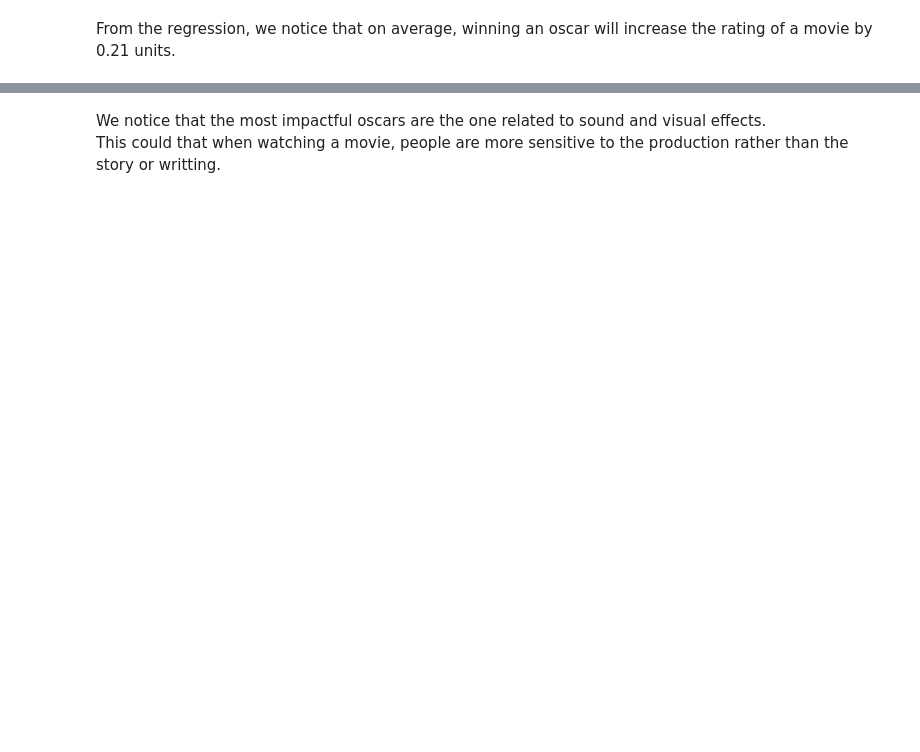
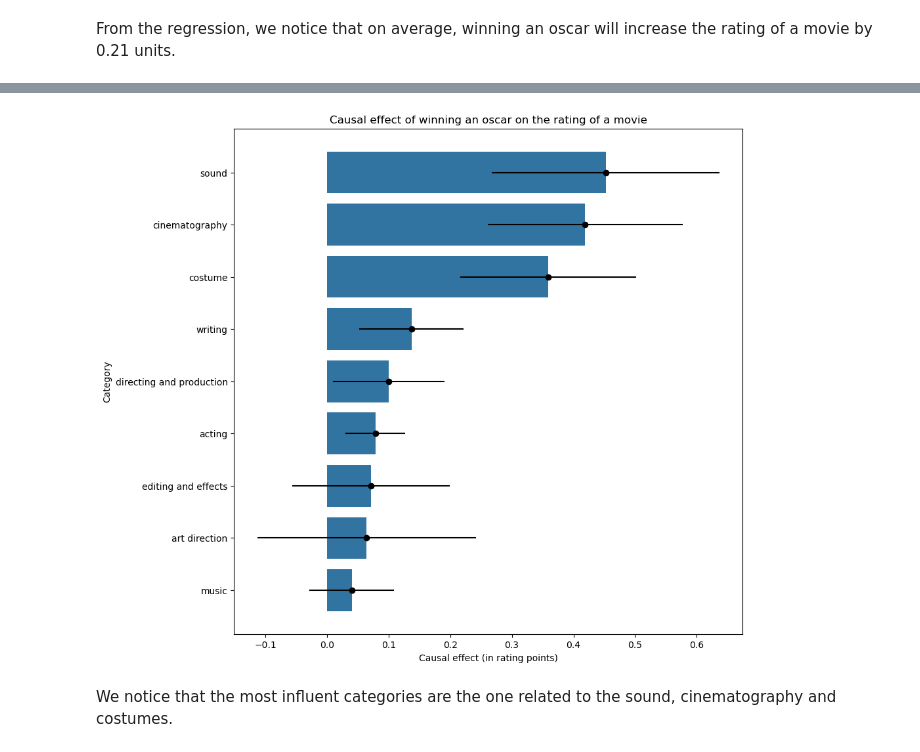
Before and after one commit to epfl-ada/ada-2024-project-badaboum, a Jupyter notebook: question1.ipynb, the cells around one changed output, grey strips where cells are left out. Cells and saved outputs as stored; diff of their text form; code cells hidden in the pictures; blank space fills up the shorter version.

```diff
--- a/question1.ipynb
+++ b/question1.ipynb
@@ -169,3 +221,6 @@ q1.plot_causal_effect_of_each_cat()
+# %%
+q1.plot_causal_effect_of_new_cat()
+# %% [output]
+[figure, added]
 # %% [markdown]
-We notice that the most impactful oscars are the one related to sound and visual effects.
-This could that when watching a movie, people are more sensitive to the production rather than the story or writting.
+We notice that the most influent categories are the one related to the sound, cinematography and costumes.
```
Also changed, not shown: parts of 12 cells of this notebook, 6 other files.
